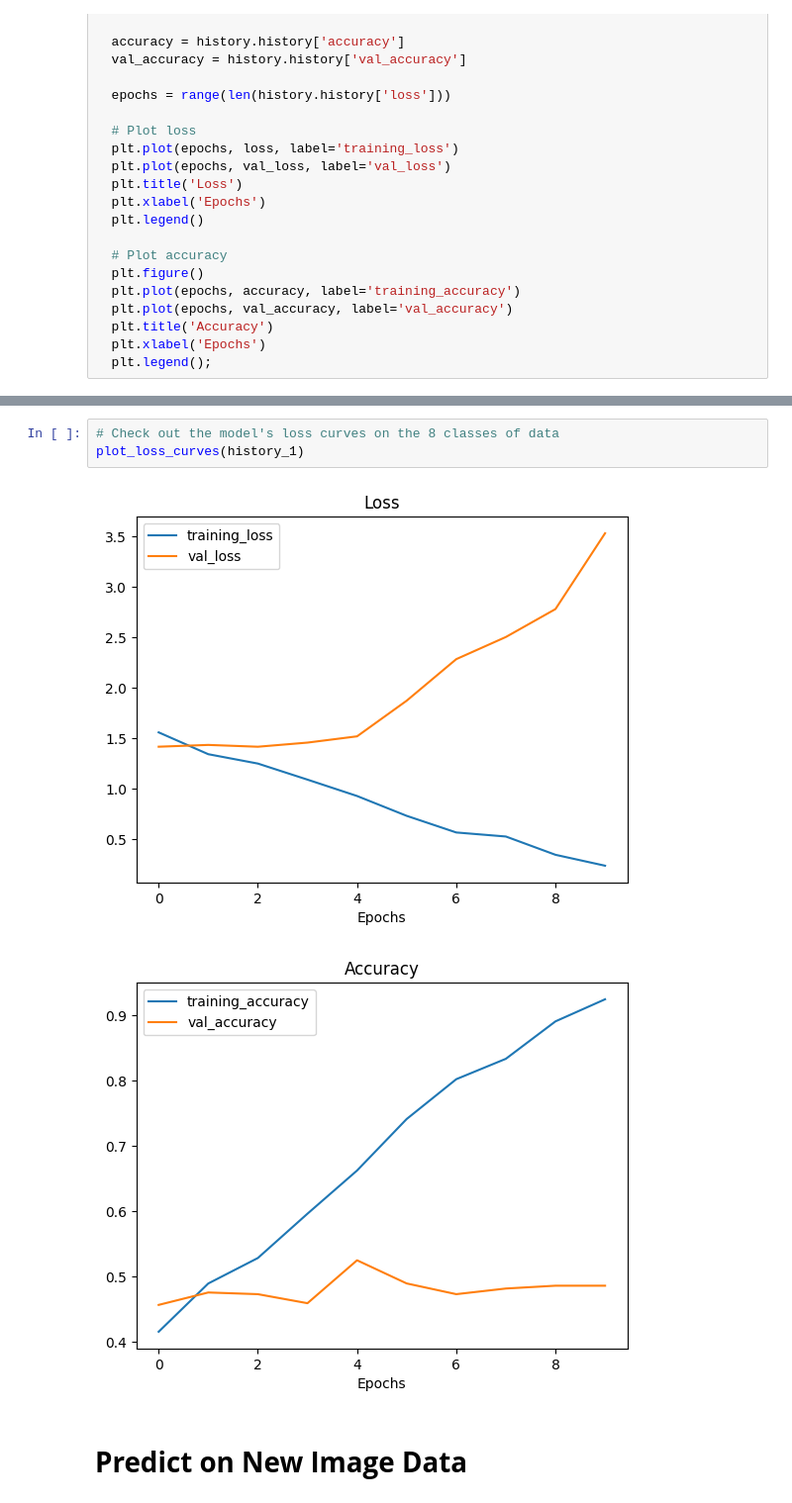
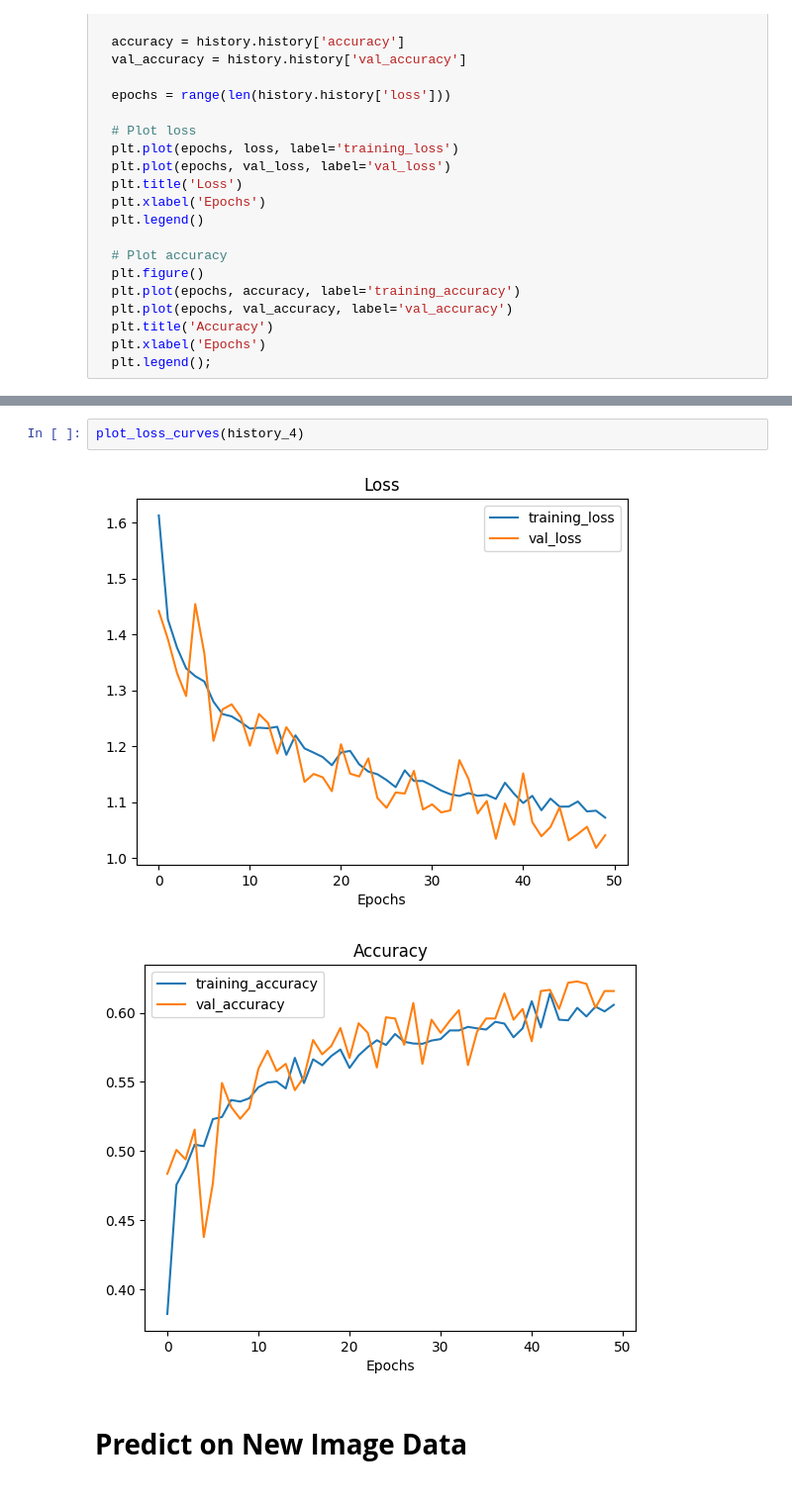
Before and after one commit to shreyan-naskar/Derma_Detect, a Jupyter notebook: main.ipynb, the cells around one changed output, grey strips where cells are left out. Shown: that part at 99% size. Cells and saved outputs as stored; diff of their text form.

```diff
--- a/main.ipynb
+++ b/main.ipynb
@@ -193,9 +191,8 @@ model_1.evaluate(test_data)
-# %%
-# Check out the model's loss curves on the 8 classes of data
-plot_loss_curves(history_1)
-# %% [output]
-[figure, removed]
-[figure, removed]
+# %%
+plot_loss_curves(history_4)
+# %% [output]
+[figure, added]
+[figure, added]
 # %% [markdown]
 # **Predict on New Image Data**
 # %%
```
Also changed, not shown: parts of 19 cells of this notebook.
